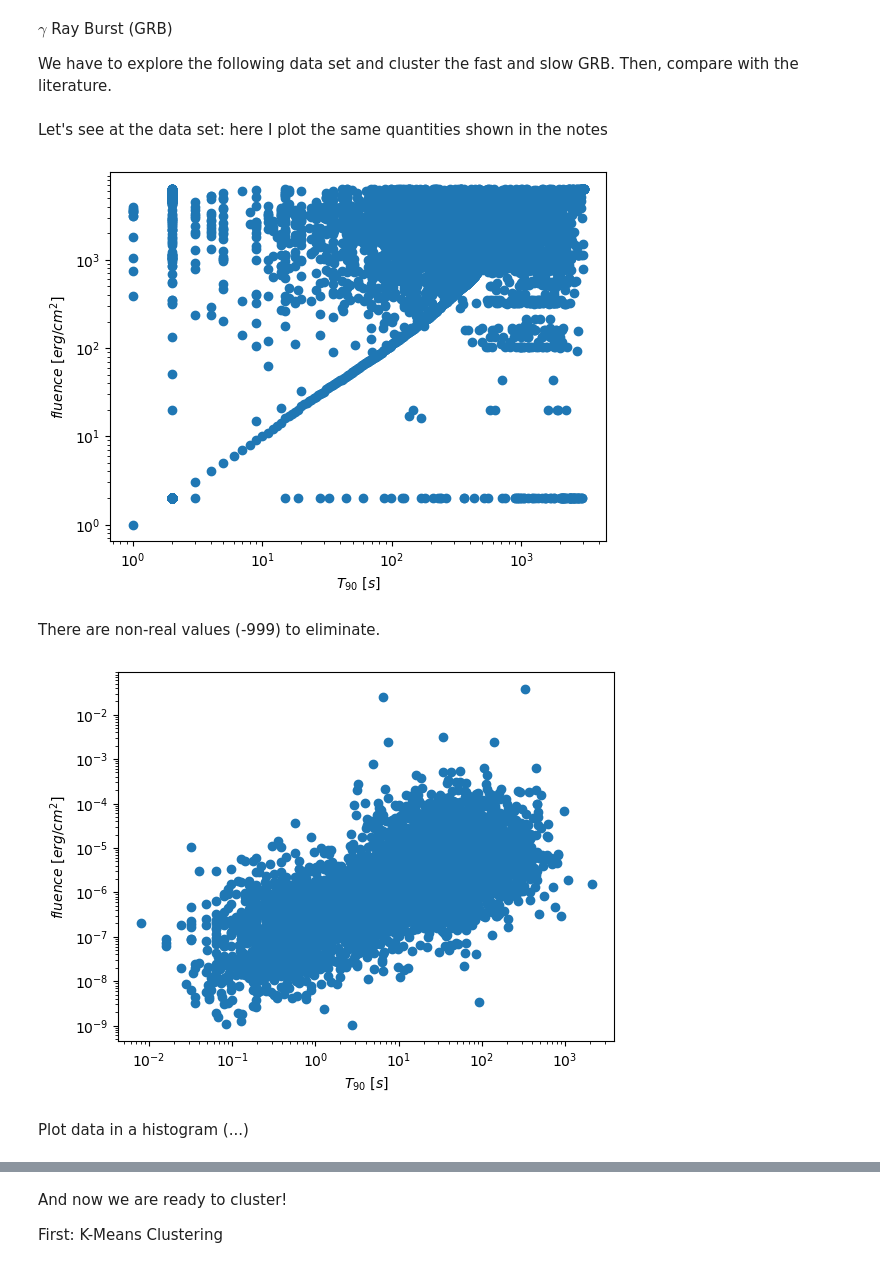
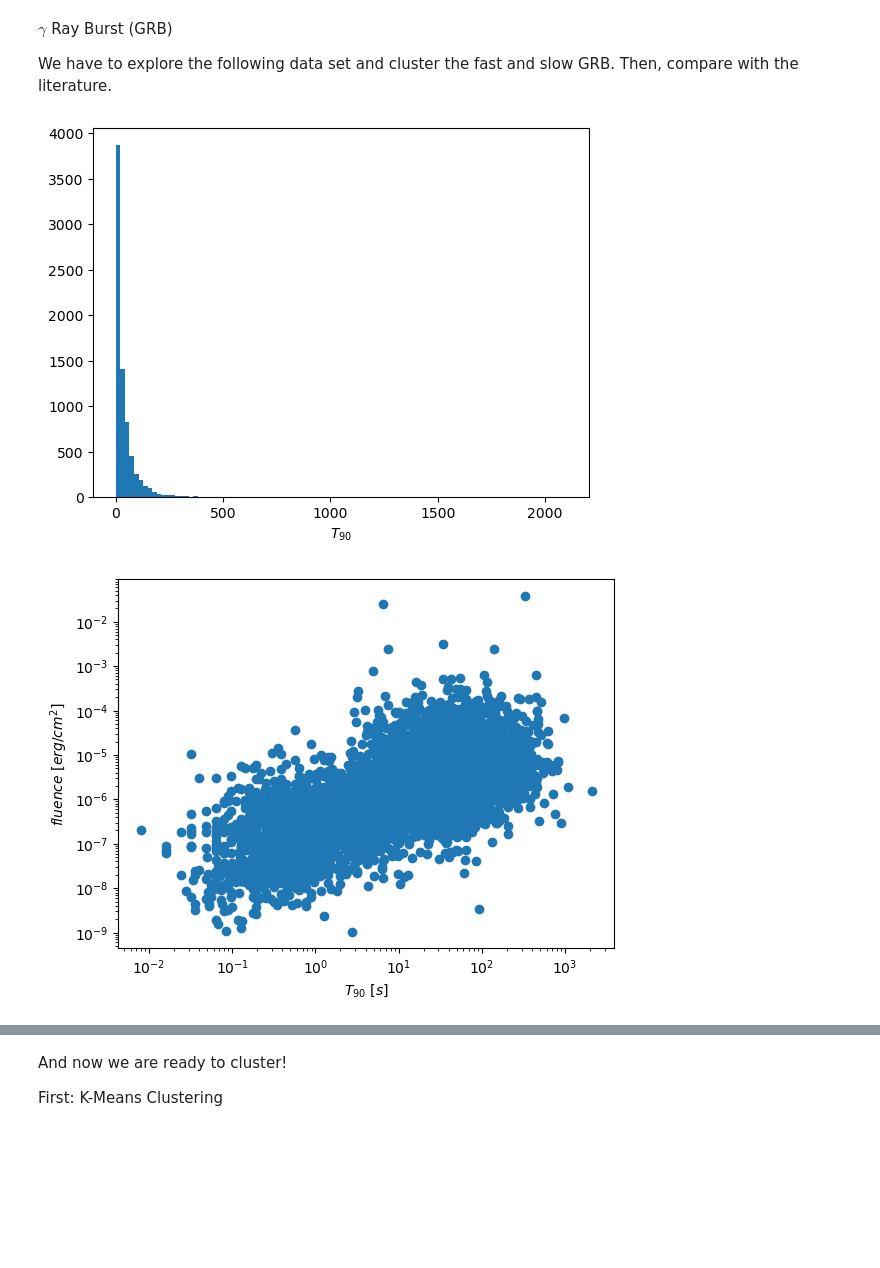
Before and after one commit to Ale5606/ilovegit, a Jupyter notebook: ML/280425/L14.ipynb, the cells around one changed output, grey strips where cells are left out. Drawn from its saved outputs; the diff is of its cells as text; code cells hidden in the pictures; blank space fills up the shorter version.

```diff
--- a/ML/280425/L14.ipynb
+++ b/ML/280425/L14.ipynb
@@ -22,41 +22,32 @@ with open("Summary_table.txt",'r') as f:
 # %%
 #fluence
 fluence = data[9]
 #T_90
 T90 = data[6]
+
+T90 = np.array(T90, dtype=float)
+fluence = np.array(fluence, dtype=float)
+
+
+for i in range(len(T90)):
+    if T90[i] == -999 or fluence[i] == -999:
+        T90[i] = -1000
+        fluence[i] = -1000
+
+T90 = T90[T90 != -1000]
+fluence = fluence[fluence != -1000]
+
+
+plt.hist(T90, bins=np.linspace(min(T90), max(T90), 100))
+plt.xlabel('$T_{90}$')
+plt.show()
+
+plt.scatter(T90, fluence)
+plt.xscale('log')
+plt.yscale('log')
+plt.xlabel('$T_{90} \ [s]$')
+plt.ylabel('$fluence \ [erg/cm^2]$')
+plt.show()
+# %% [output]
+[figure, added]
+[figure, added]
-# %% [markdown]
-Let's see at the data set: here I plot the same quantities shown in the notes
-# %%
-plt.scatter(T90, fluence)
-plt.xlabel('$T_{90} \ [s]$')
-plt.ylabel('$fluence \ [erg/cm^2]$')
-plt.xscale('log')
-plt.yscale('log')
-# %% [output]
-[figure, removed]
-# %% [markdown]
-There are non-real values (-999) to eliminate.
-# %%
-for i in range (0,len(T90)):
-    if fluence[i] == '-999' or T90[i] == '-999' :
-        fluence[i] = 0
-        T90[i] = 0
-
-
-fluence_clean = fluence[fluence != '0']
-T90_clean = T90[T90 != '0']
-
-
-T90_arr = np.array(T90_clean, dtype=float)
-fluence_arr = np.array(fluence_clean, dtype=float)
-
-plt.scatter(T90_arr, fluence_arr)
-plt.xlabel('$T_{90} \ [s]$')
-plt.ylabel('$fluence \ [erg/cm^2]$')
-plt.xscale('log')
-plt.yscale('log')
-plt.show()
-# %% [output]
-[figure, removed]
-# %% [markdown]
-Plot data in a histogram (...)
```
Also changed, not shown: parts of 2 cells of this notebook.
